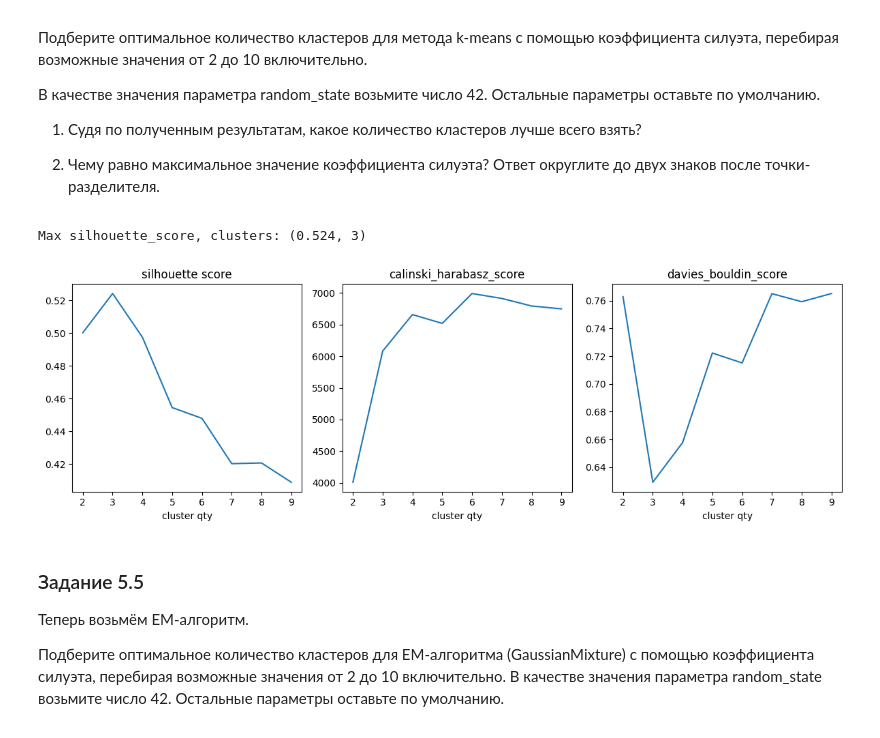
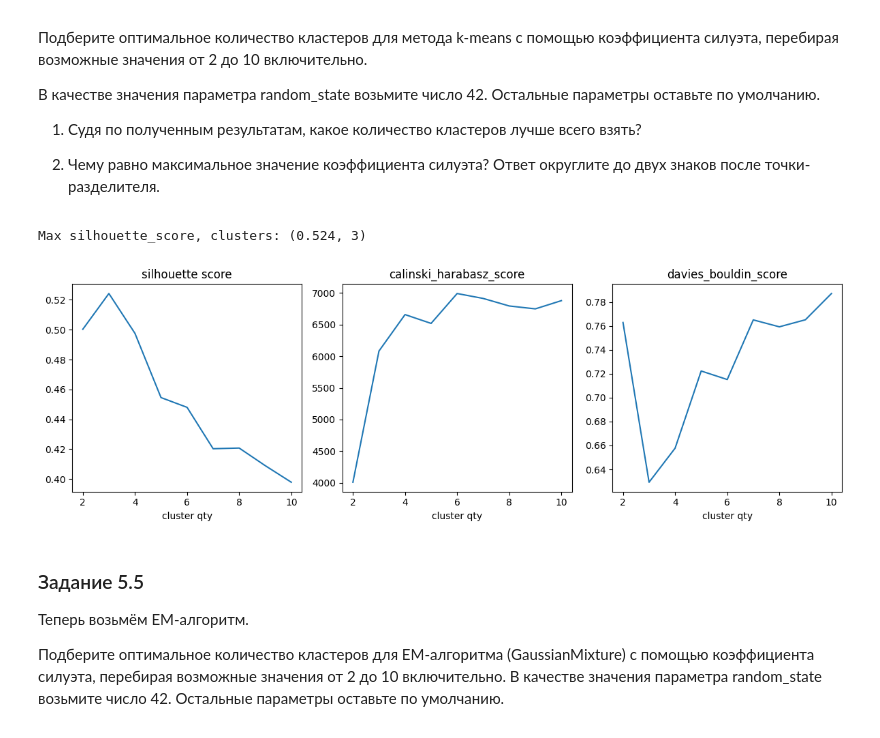
Before and after one commit to ssiarhei115/Shop-customers-segmentation, a Jupyter notebook: code.ipynb, the cells around one changed output. Cells and saved outputs as stored; diff of their text form; code cells hidden in the pictures.

```diff
--- a/code.ipynb
+++ b/code.ipynb
@@ -402,8 +530,9 @@ print(f"data shape: {data.shape}")
 * Ирландия (EIRE)
 * Австралия (Australia)
 # %%
-df = pd.read_csv('data/segm_data_treated.csv', index_col=0)
+#df = pd.read_csv('data/segm_data_treated.csv', index_col=0)
 
+df = data.copy()
 country_df = df.groupby('Country')['CustomerID'].nunique().nlargest(15).sort_values(ascending=False).to_frame()
 
 plt.figure(figsize=(8,6)) #,dpi=200)
@@ -475,7 +604,7 @@ sns.barplot(y=country_df.index, x=country_df.values, orient='h').set(title='Inco
 
 Постройте визуализацию, отражающую распределение суммарной выручки от заказов по месяцам. Укажите номер самого прибыльного для компании месяца. Предположите, почему так происходит.
 # %%
-df['InvoiceDate'] = pd.to_datetime(df['InvoiceDate'])
+#df['InvoiceDate'] = pd.to_datetime(df['InvoiceDate'])
 df['InvoiceMonth'] = df['InvoiceDate'].dt.month
 df['InvoiceWDay'] = df['InvoiceDate'].dt.day_name()
 df['InvoiceHour'] = df['InvoiceDate'].dt.hour
@@ -739,7 +868,7 @@ class Clusterer():
 
     def get_params(self):
         if self.model == cluster.KMeans:
-            return {'random_state':42, 'n_init':10, 'n_clusters':self.flex}
+            return {'random_state':42,  'n_clusters':self.flex}#'n_init':10,
         elif self.model == mixture.GaussianMixture:
             return {'random_state':42, 'n_components':self.flex}
         elif self.model == cluster.AgglomerativeClustering:
@@ -779,12 +908,12 @@ class Clusterer():
 
         return opt_silhouette, opt_davies
 # %%
-kmeans = Clusterer(cluster.KMeans, [2,10], rfm_decomp)
+km = Clusterer(cluster.KMeans, [2,11], rfm_decomp)
 
-print(f"Max silhouette_score, clusters: {kmeans.opt_cluster_qty()[0]}")
+print(f"Max silhouette_score, clusters: {km.opt_cluster_qty()[0]}")
 # %% [output]
 Max silhouette_score, clusters: (0.524, 3)
-[figure, old version]
+[figure, new version]
 # %% [markdown]
 ### Задание 5.5
 Теперь возьмём EM-алгоритм.
```
Also changed, not shown: parts of 40 cells of this notebook, 3 other files.
